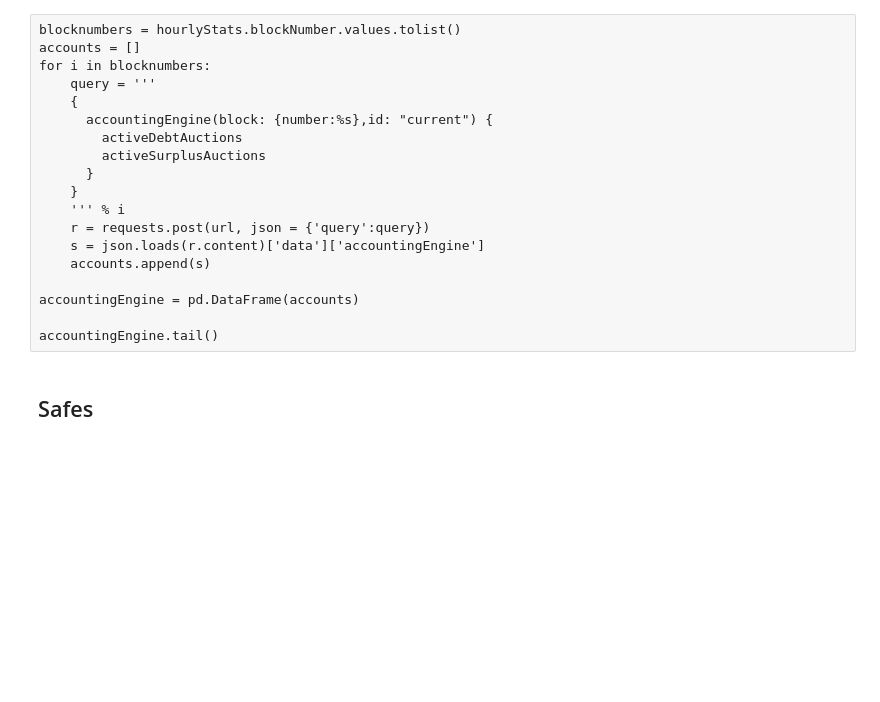
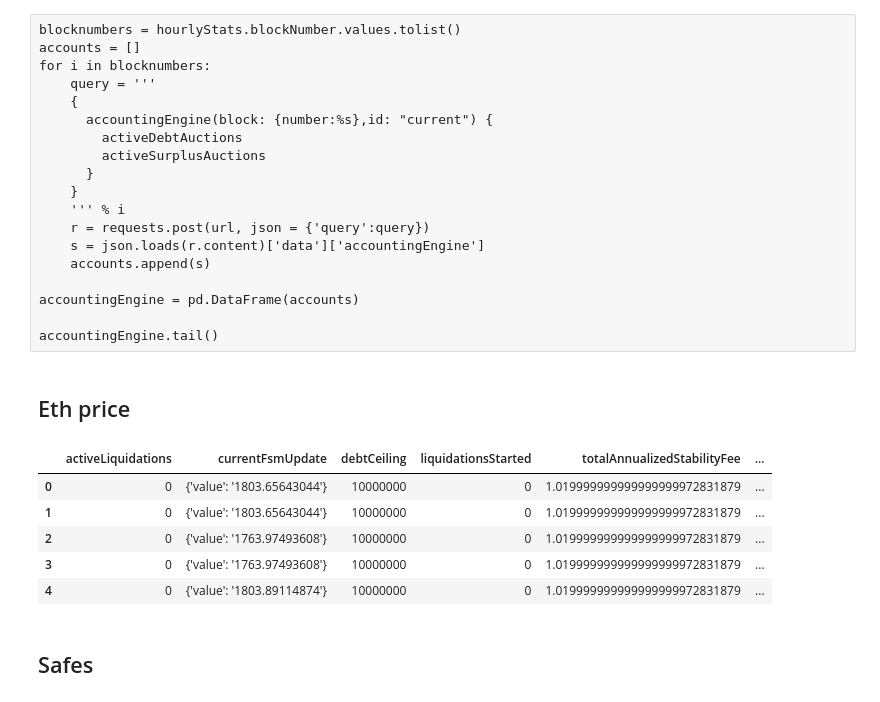
Before and after one commit to BlockScience/reflexer, a Jupyter notebook: notebooks/analysis/TheGraphDataSetCreation.ipynb, the cells around one changed output. Saved outputs shown, nothing was run; the diff lists cells and outputs as text; code cells hidden in the pictures; blank space fills up the shorter version.

```diff
--- a/notebooks/analysis/TheGraphDataSetCreation.ipynb
+++ b/notebooks/analysis/TheGraphDataSetCreation.ipynb
@@ -370,3 +364,37 @@ for i in blocknumbers:
 accountingEngine = pd.DataFrame(accounts)
 
 accountingEngine.tail()
+# %% [markdown]
+## Eth price
+# %%
+eth_price = []
+for i in blocknumbers:
+    query = '''
+    {
+      collateralType(block: {number:%s}, id: "ETH-A") {
+        currentFsmUpdate {
+          value
+        }
+        debtCeiling
+        activeLiquidations
+        liquidationsStarted
+        totalCollateral
+        totalAnnualizedStabilityFee
+      }
+    }
+    ''' % i
+    r = requests.post(url, json = {'query':query})
+    s = json.loads(r.content)['data']['collateralType']
+    eth_price.append(s)
+
+collateralType = pd.DataFrame(eth_price)
+
+collateralType['blockNumber'] = blocknumbers
+collateralType.head()
+# %% [output]
+|  | activeLiquidations | currentFsmUpdate | debtCeiling | liquidationsStarted | totalAnnualizedStabilityFee | ... |
+| 0 | 0 | {'value': '1803.65643044'} | 10000000 | 0 | 1.019999999999999999972831879 | ... |
+| 1 | 0 | {'value': '1803.65643044'} | 10000000 | 0 | 1.019999999999999999972831879 | ... |
+| 2 | 0 | {'value': '1763.97493608'} | 10000000 | 0 | 1.019999999999999999972831879 | ... |
+| 3 | 0 | {'value': '1763.97493608'} | 10000000 | 0 | 1.019999999999999999972831879 | ... |
+| 4 | 0 | {'value': '1803.89114874'} | 10000000 | 0 | 1.019999999999999999972831879 | ... |
```
Also changed, not shown: parts of 20 cells of this notebook, 3 other files.
